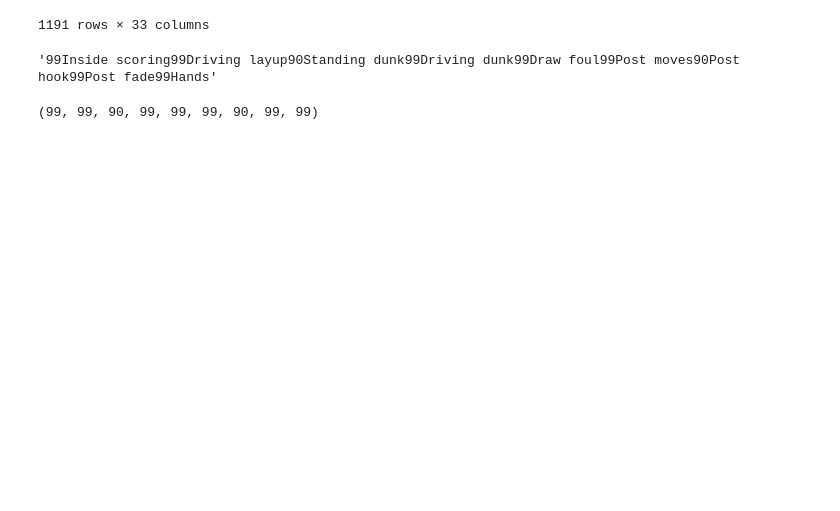
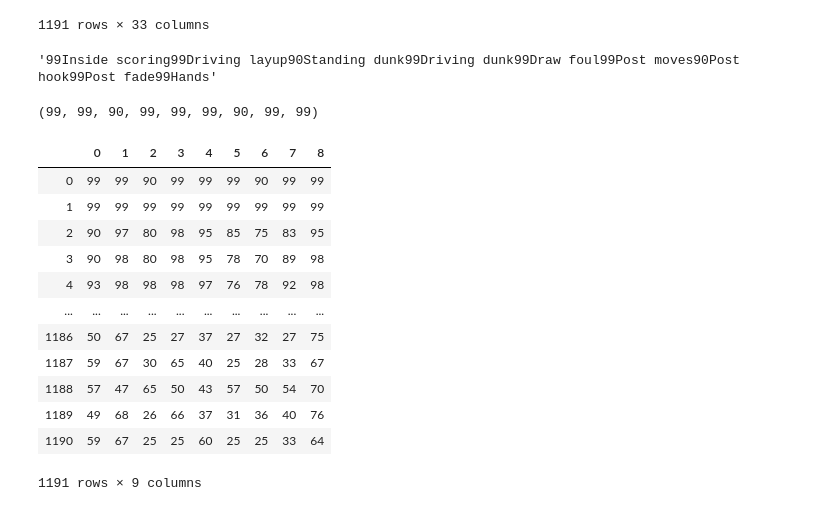
Before and after one commit to brandonmojica/2k_my_teams_analysis, a Jupyter notebook: Untitled.ipynb, the cells around one changed output. Cells and saved outputs as stored; diff of their text form; code cells hidden in the pictures; blank space fills up the shorter version.

Commit message:
added functions to clean rebounding and outside scoring and exported the final to a csv file

```diff
--- a/Untitled.ipynb
+++ b/Untitled.ipynb
@@ -381,3 +381,21 @@ def split_inside_scoring(row_str):
 split_inside_scoring(test_str_inside_scoring)
 # %% [output]
 (99, 99, 90, 99, 99, 99, 90, 99, 99)
+# %%
+inside_scoring_df = player_data['inside_scoring'].apply(split_inside_scoring)
+# %%
+inside_scoring_df
+# %% [output]
+|  | 0 | 1 | 2 | 3 | 4 | 5 | 6 | 7 | 8 |
+| 0 | 99 | 99 | 90 | 99 | 99 | 99 | 90 | 99 | 99 |
+| 1 | 99 | 99 | 99 | 99 | 99 | 99 | 99 | 99 | 99 |
+| 2 | 90 | 97 | 80 | 98 | 95 | 85 | 75 | 83 | 95 |
+| 3 | 90 | 98 | 80 | 98 | 95 | 78 | 70 | 89 | 98 |
+| 4 | 93 | 98 | 98 | 98 | 97 | 76 | 78 | 92 | 98 |
+| ... | ... | ... | ... | ... | ... | ... | ... | ... | ... |
+| 1186 | 50 | 67 | 25 | 27 | 37 | 27 | 32 | 27 | 75 |
+| 1187 | 59 | 67 | 30 | 65 | 40 | 25 | 28 | 33 | 67 |
+| 1188 | 57 | 47 | 65 | 50 | 43 | 57 | 50 | 54 | 70 |
+| 1189 | 49 | 68 | 26 | 66 | 37 | 31 | 36 | 40 | 76 |
+| 1190 | 59 | 67 | 25 | 25 | 60 | 25 | 25 | 33 | 64 |
+1191 rows × 9 columns
```
Also changed, not shown: parts of 19 cells of this notebook, 1 other file.
